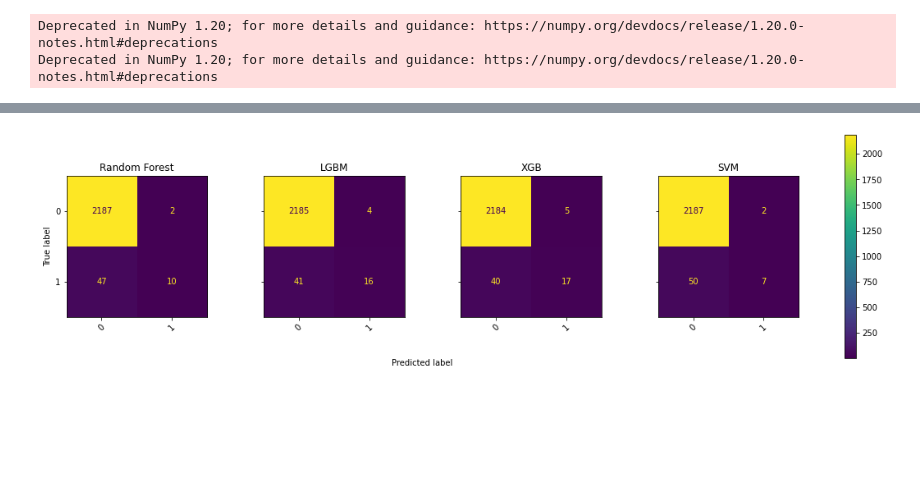
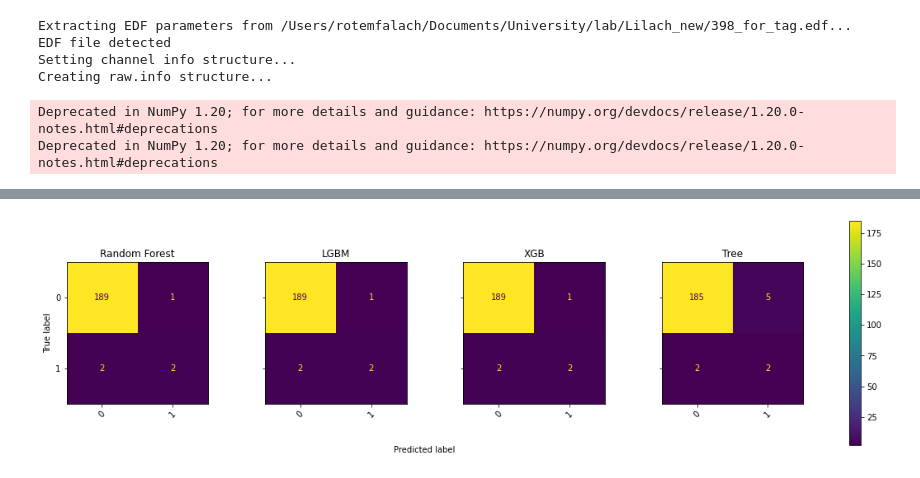
Before and after one commit to The1per/spikes_notebooks, a Jupyter notebook: yasa_model.ipynb, the cells around one changed output, grey strips where cells are left out. Saved outputs shown, nothing was run; the diff lists cells and outputs as text; code cells hidden in the pictures; blank space fills up the shorter version.

Commit message:
vizualize epochs and checkout tree structure

```diff
--- a/yasa_model.ipynb
+++ b/yasa_model.ipynb
@@ -120,11 +122,11 @@ def format_raw(edf, side):
         curr_block = raw_data[i: i  + window_size]
         if i + window_size < len(raw_data):
             epochs.append(curr_block)
-            epochs_zscore.append(sp_stats.zscore(curr_block))
+            epochs_zscore.append(curr_block / np.sqrt(np.sum(curr_block**2)))
 
     y_windows = np.zeros(len(epochs))
     for onset in spikes_df['onset']:
-        y_windows[int(onset * 1000 / window_size + 1)] = 1
+        y_windows[int(onset * 1000 / window_size)] = 1
 
     return np.array(epochs), np.array(epochs_zscore), y_windows
 # %%
@@ -202,13 +204,16 @@ def calc_features(epochs):
 
     return feat
 # %%
-x_all = np.empty((0, 250))
-x_all_zscore = np.empty((0, 250))
-y_all = np.empty(0)
-for subj in ['396', '398', '402', '406', '415', '416']:
-    for side in ['R', 'L']:
-        if not (subj == '396' and side == 'R'):
-            x, x_zscore, y = format_raw(f'C:\\Lilach\\{subj}_for_tag_filtered.edf', side)
-            x_all = np.concatenate((x_all, x))
-            x_all_zscore = np.concatenate((x_all_zscore, x_zscore))
-            y_all = np.concatenate((y_all, y))
+def run_all():
+    x_all = np.empty((0, 250))
+    x_all_zscore = np.empty((0, 250))
+    y_all = np.empty(0)
+    for subj in ['396', '398', '402', '406', '415', '416']:
+        for side in ['R', 'L']:
+            if not (subj == '396' and side == 'R'):
+                x, x_zscore, y = format_raw(f'/Users/rotemfalach/Documents/University/lab/Lilach_new/{subj}_for_tag.edf', side)
+    #             x, x_zscore, y = format_raw(f'C:\\Lilach\\{subj}_for_tag_filtered.edf', side)
+                x_all = np.concatenate((x_all, x))
+                x_all_zscore = np.concatenate((x_all_zscore, x_zscore))
+                y_all = np.concatenate((y_all, y))
+    return x_all, x_all_zscore, y_all
@@ -233,3 +220,17 @@ Creating raw.info structure...
+# %%
+def run_one():
+    x_all = np.empty((0, 250))
+    x_all_zscore = np.empty((0, 250))
+    y_all = np.empty(0)
+#     for subj in ['396', '398', '402', '406', '415', '416']:
+    subj = '398'
+    side = 'R'
+    x, x_zscore, y = format_raw(f'/Users/rotemfalach/Documents/University/lab/Lilach_new/{subj}_for_tag.edf', side)
+#             x, x_zscore, y = format_raw(f'C:\\Lilach\\{subj}_for_tag_filtered.edf', side)
+    x_all = np.concatenate((x_all, x))
+    x_all_zscore = np.concatenate((x_all_zscore, x_zscore))
+    y_all = np.concatenate((y_all, y))
+    return x_all, x_all_zscore, y_all
 # %%
 # x_406, x_zscore_406, y_406 = format_raw('C:\\Lilach\\406_for_tag_filtered.edf', 'R')
 # x_415, x_zscore_415, y_415 = format_raw('C:\\Lilach\\415_for_tag_filtered.edf', 'R')
@@ -238,11 +239,17 @@ Creating raw.info structure...
 # x_all_zscore = np.concatenate((x_zscore_406, x_zscore_415, x_zscore_416))
 # y_all = np.concatenate((y_406, y_415, y_416))
 # %%
+# x_all, x_all_zscore, y_all = run_all()
+x_all, x_all_zscore, y_all = run_one()
 feat_all = calc_features(x_all)
 feat_all_zscore = calc_features(x_all_zscore)
 # %% [output]
-Deprecated in NumPy 1.20; for more details and guidance: https://numpy.org/devdocs/release/1.20.0-notes.html#deprecations
-Deprecated in NumPy 1.20; for more details and guidance: https://numpy.org/devdocs/release/1.20.0-notes.html#deprecations
+Extracting EDF parameters from /Users/rotemfalach/Documents/University/lab/Lilach_new/398_for_tag.edf...
+EDF file detected
+Setting channel info structure...
+Creating raw.info structure...
+Deprecated in NumPy 1.20; for more details and guidance: https://numpy.org/devdocs/release/1.20.0-notes.html#deprecations
+Deprecated in NumPy 1.20; for more details and guidance: https://numpy.org/devdocs/release/1.20.0-notes.html#deprecations
 # %%
 X_train, X_test, y_train, y_test = train_test_split(feat_all, y_all, stratify=y_all)
 
@@ -250,7 +257,7 @@ classifiers = {
     "Random Forest": RandomForestClassifier(),
     "LGBM": LGBMClassifier(),
     "XGB": xgb.XGBClassifier(objective="multi:softmax", num_class=2, use_label_encoder=False),
-    "SVM": SVC()
+    "Tree": DecisionTreeClassifier()
 }
 
 f, axes = plt.subplots(1, len(classifiers), figsize=(20, 5), sharey='row')
@@ -277,2 +284,2 @@ plt.show()
-[figure, old version]
+[figure, new version]
 # %%
```
Also changed, not shown: parts of 12 cells of this notebook.
